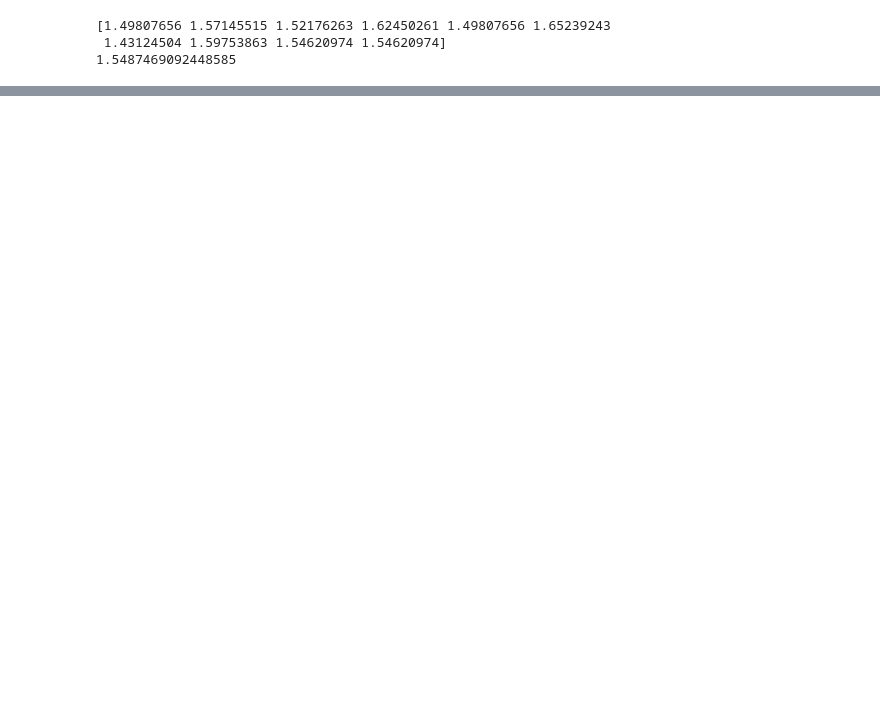
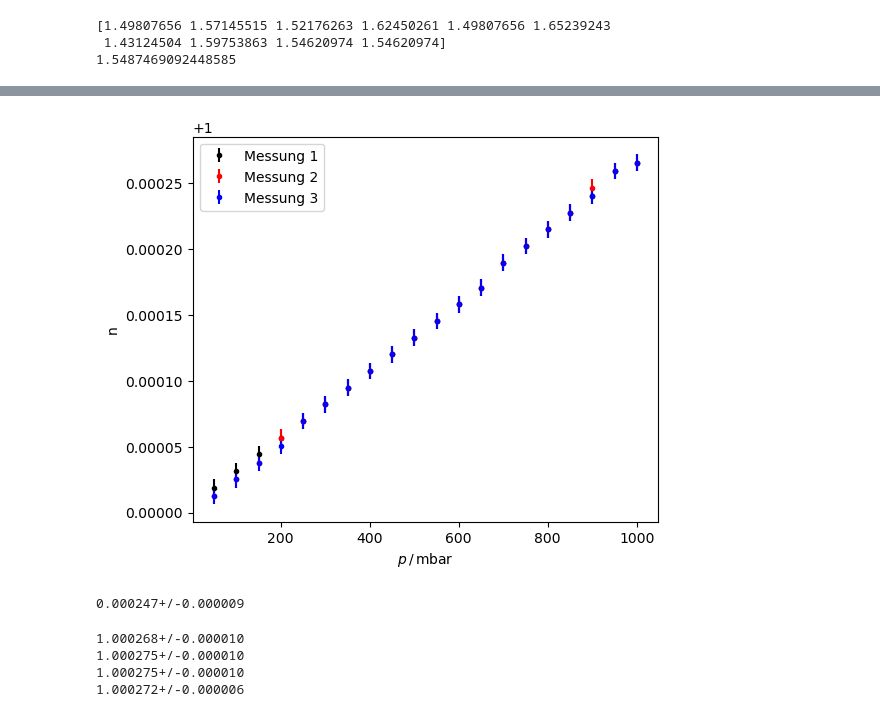
Before and after one commit to SamGTex/FP_Master_WS22-23, a Jupyter notebook: V64_Interferometrie/python/main.ipynb, the cells around one changed output, grey strips where cells are left out. Cells and saved outputs as stored; diff of their text form; code cells hidden in the pictures; blank space fills up the shorter version.

```diff
--- a/V64_Interferometrie/python/main.ipynb
+++ b/V64_Interferometrie/python/main.ipynb
@@ -87,0 +136,36 @@ print(np.mean(n(M)))
+# %%
+L = ufloat(100, 0.1)
+
+def n_gas(M):
+    return ((lambda_0 * M)/L) + 1
+
+n_1 = n_gas(m_1)
+n_2 = n_gas(m_2)
+n_3 = n_gas(m_3)
+# %%
+plt.figure(figsize=(6,5))
+
+plt.errorbar(p, unp.nominal_values(n_1), yerr=unp.std_devs(n_1),  fmt='k.', label='Messung 1')
+plt.errorbar(p, unp.nominal_values(n_2), yerr=unp.std_devs(n_2),  fmt='r.', label='Messung 2')
+plt.errorbar(p, unp.nominal_values(n_3), yerr=unp.std_devs(n_3),  fmt='b.', label='Messung 3')
+
+plt.xlabel(r"$p \, / \, \mathrm{mbar}$")
+plt.ylabel('n')
+plt.legend()
+plt.show()
+# %% [output]
+[figure, added]
+# %%
+T_1 = 19.9 + 273.15
+T_0 = 15 + 273.15
+p_1 = 50
+p_2 = 1000
+p_0 = 1013
+
+dif1 = n_1[-1] - n_1[0]
+dif2 = n_2[-1] - n_2[0]
+dif3 = n_3[-1] - n_3[0]
+
+print(dif1)
+# %% [output]
+0.000247+/-0.000009
@@ -87,0 +175,10 @@ print(np.mean(n(M)))
+# %%
+print(n_luft(dif1))
+print(n_luft(dif2))
+print(n_luft(dif3))
+print( (n_luft(dif1) + n_luft(dif2) + n_luft(dif3)   )/3 )
+# %% [output]
+1.000268+/-0.000010
+1.000275+/-0.000010
+1.000275+/-0.000010
+1.000272+/-0.000006
```
Also changed, not shown: parts of 9 cells of this notebook, 1 other file.
